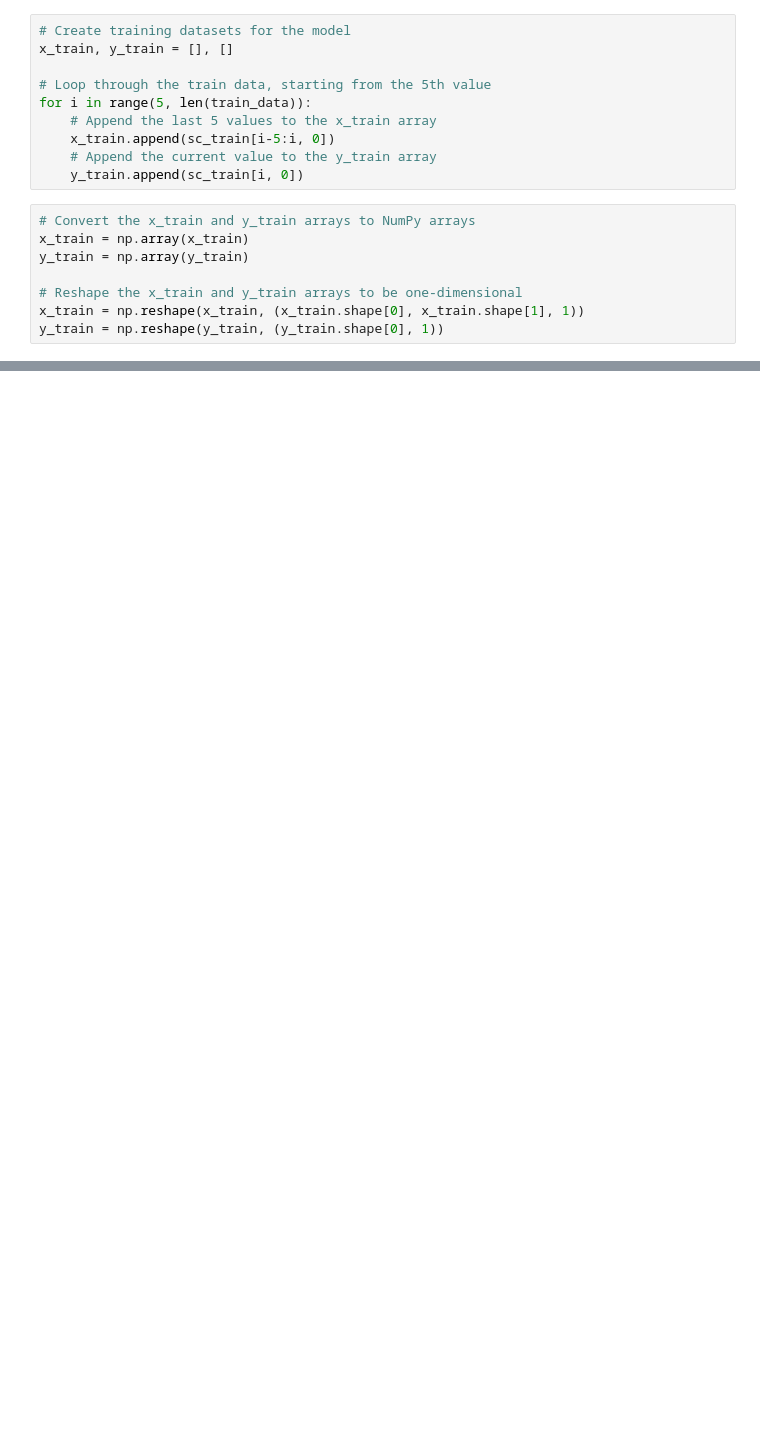
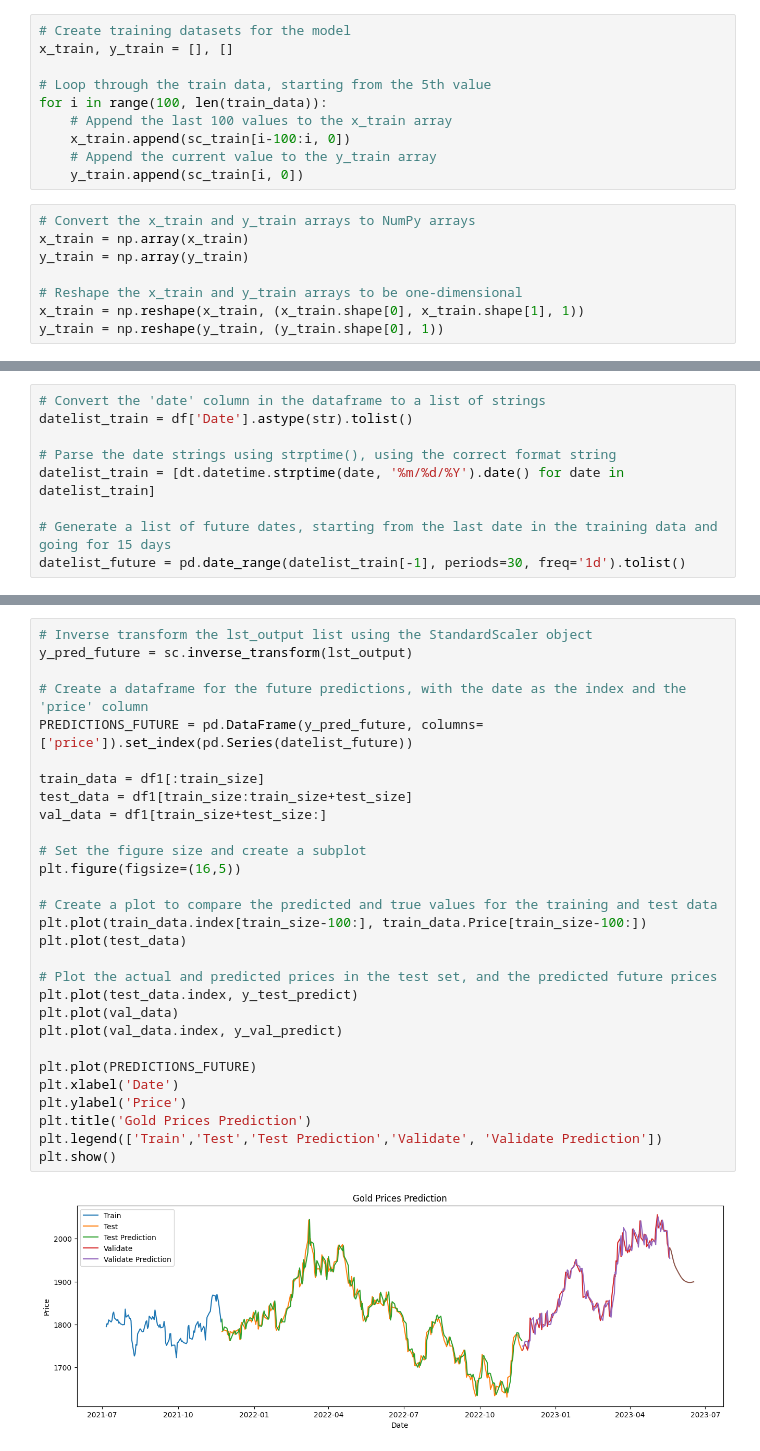
Before and after one commit to PhamPhuTuan/IS403.N22.HTCL_Nhom9, a Jupyter notebook: Gold Price Prediction/LSTM.ipynb, the cells around one changed output, grey strips where cells are left out. Drawn from its saved outputs; the diff is of its cells as text; blank space fills up the shorter version.

```diff
--- a/Gold Price Prediction/LSTM.ipynb
+++ b/Gold Price Prediction/LSTM.ipynb
@@ -92,9 +110,9 @@ sc_train = sc.fit_transform(data)
 x_train, y_train = [], []
 
 # Loop through the train data, starting from the 5th value
-for i in range(5, len(train_data)):
-    # Append the last 5 values to the x_train array
-    x_train.append(sc_train[i-5:i, 0])
+for i in range(100, len(train_data)):
+    # Append the last 100 values to the x_train array
+    x_train.append(sc_train[i-100:i, 0])
     # Append the current value to the y_train array
     y_train.append(sc_train[i, 0])
 # %%
@@ -313,0 +291,9 @@ plt.show()
+# %%
+# Convert the 'date' column in the dataframe to a list of strings
+datelist_train = df['Date'].astype(str).tolist()
+
+# Parse the date strings using strptime(), using the correct format string
+datelist_train = [dt.datetime.strptime(date, '%m/%d/%Y').date() for date in datelist_train]
+
+# Generate a list of future dates, starting from the last date in the training data and going for 15 days
+datelist_future = pd.date_range(datelist_train[-1], periods=30, freq='1d').tolist()
@@ -313,0 +324,31 @@ plt.show()
+# %%
+# Inverse transform the lst_output list using the StandardScaler object
+y_pred_future = sc.inverse_transform(lst_output)
+
+# Create a dataframe for the future predictions, with the date as the index and the 'price' column
+PREDICTIONS_FUTURE = pd.DataFrame(y_pred_future, columns=['price']).set_index(pd.Series(datelist_future))
+
+train_data = df1[:train_size]
+test_data = df1[train_size:train_size+test_size]
+val_data = df1[train_size+test_size:]
+
+# Set the figure size and create a subplot
+plt.figure(figsize=(16,5))
+
+# Create a plot to compare the predicted and true values for the training and test data
+plt.plot(train_data.index[train_size-100:], train_data.Price[train_size-100:])
+plt.plot(test_data)
+
+# Plot the actual and predicted prices in the test set, and the predicted future prices
+plt.plot(test_data.index, y_test_predict)
+plt.plot(val_data)
+plt.plot(val_data.index, y_val_predict)
+
+plt.plot(PREDICTIONS_FUTURE)
+plt.xlabel('Date')
+plt.ylabel('Price')
+plt.title('Gold Prices Prediction')
+plt.legend(['Train','Test','Test Prediction','Validate', 'Validate Prediction'])
+plt.show()
+# %% [output]
+[figure, added]
```
Also changed, not shown: parts of 55 cells of this notebook, 25 other files.
